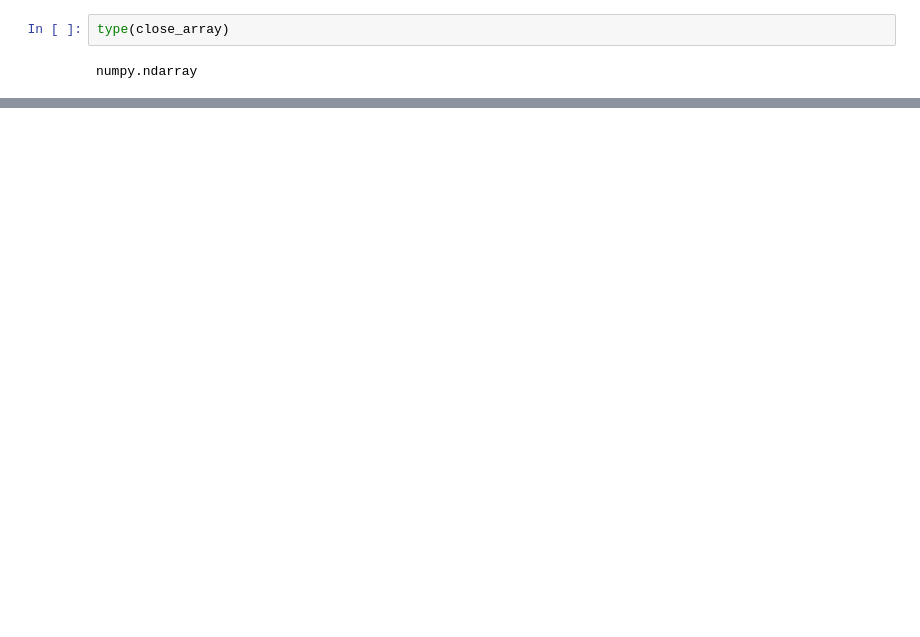
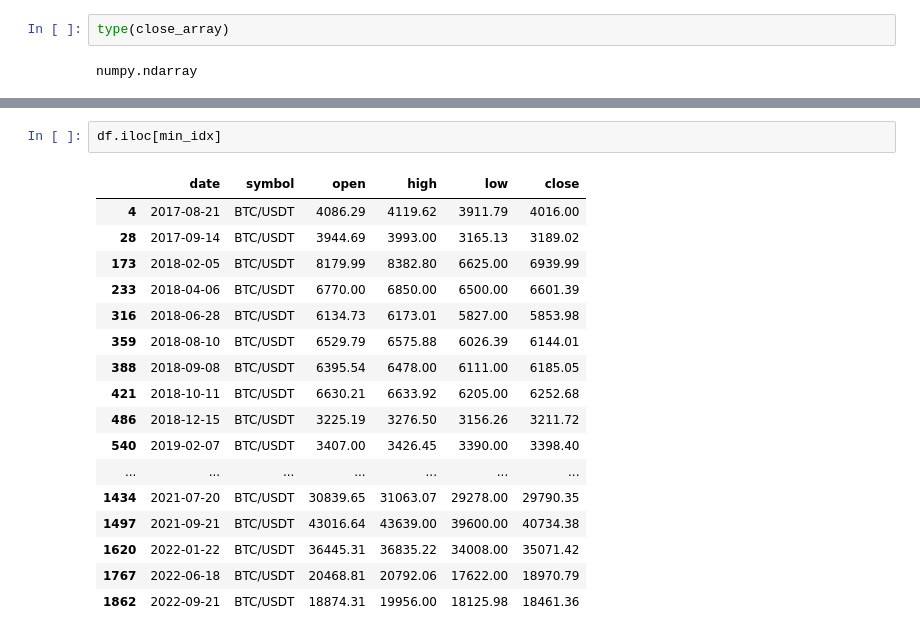
Before and after one commit to adevrent/freqtrade_custom_strats, a Jupyter notebook: python_concepts/pivot_points/argrelextrema_btc_example.ipynb, the cells around one changed output, grey strips where cells are left out. Cells and saved outputs as stored; diff of their text form; blank space fills up the shorter version.

```diff
--- a/python_concepts/pivot_points/argrelextrema_btc_example.ipynb
+++ b/python_concepts/pivot_points/argrelextrema_btc_example.ipynb
@@ -99 +138,21 @@ df.iloc[max_idx]
+# %%
+df.iloc[min_idx]
+# %% [output]
+|  | date | symbol | open | high | low | close |
+| 4 | 2017-08-21 | BTC/USDT | 4086.29 | 4119.62 | 3911.79 | 4016.00 |
+| 28 | 2017-09-14 | BTC/USDT | 3944.69 | 3993.00 | 3165.13 | 3189.02 |
+| 173 | 2018-02-05 | BTC/USDT | 8179.99 | 8382.80 | 6625.00 | 6939.99 |
+| 233 | 2018-04-06 | BTC/USDT | 6770.00 | 6850.00 | 6500.00 | 6601.39 |
+| 316 | 2018-06-28 | BTC/USDT | 6134.73 | 6173.01 | 5827.00 | 5853.98 |
+| 359 | 2018-08-10 | BTC/USDT | 6529.79 | 6575.88 | 6026.39 | 6144.01 |
+| 388 | 2018-09-08 | BTC/USDT | 6395.54 | 6478.00 | 6111.00 | 6185.05 |
+| 421 | 2018-10-11 | BTC/USDT | 6630.21 | 6633.92 | 6205.00 | 6252.68 |
+| 486 | 2018-12-15 | BTC/USDT | 3225.19 | 3276.50 | 3156.26 | 3211.72 |
+| 540 | 2019-02-07 | BTC/USDT | 3407.00 | 3426.45 | 3390.00 | 3398.40 |
+| ... | ... | ... | ... | ... | ... | ... |
+| 1434 | 2021-07-20 | BTC/USDT | 30839.65 | 31063.07 | 29278.00 | 29790.35 |
+| 1497 | 2021-09-21 | BTC/USDT | 43016.64 | 43639.00 | 39600.00 | 40734.38 |
+| 1620 | 2022-01-22 | BTC/USDT | 36445.31 | 36835.22 | 34008.00 | 35071.42 |
+| 1767 | 2022-06-18 | BTC/USDT | 20468.81 | 20792.06 | 17622.00 | 18970.79 |
+| 1862 | 2022-09-21 | BTC/USDT | 18874.31 | 19956.00 | 18125.98 | 18461.36 |
 # %%
```
Also changed, not shown: parts of 9 cells of this notebook, 2 other files.
